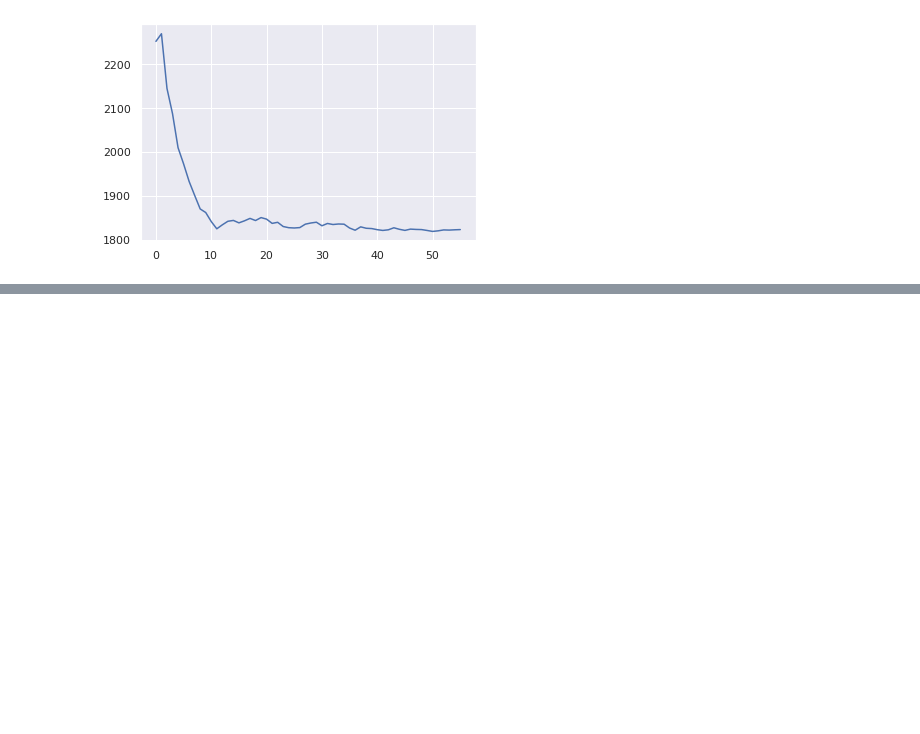
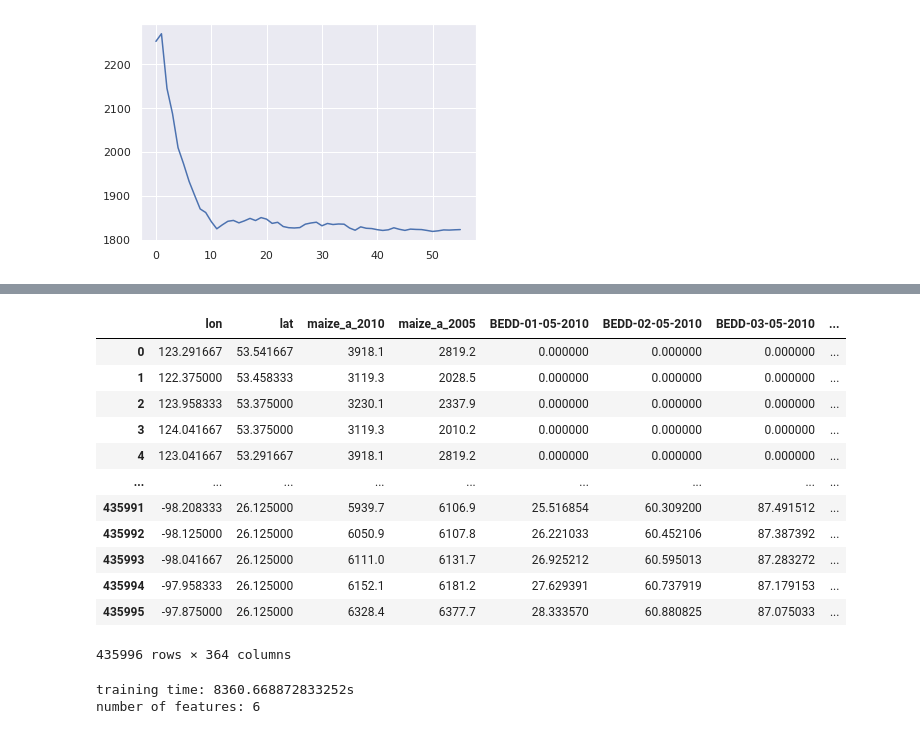
Before and after one commit to kenzaxtazi/agri-risk, a Jupyter notebook: RFECV.ipynb, the cells around one changed output, grey strips where cells are left out. Cells and saved outputs as stored; diff of their text form; code cells hidden in the pictures; blank space fills up the shorter version.

```diff
--- a/RFECV.ipynb
+++ b/RFECV.ipynb
@@ -245,0 +282,16 @@ plt.plot(cv_grid_rmse)
+# %%
+ten_day_features_df
+# %% [output]
+|  | lon | lat | maize_a_2010 | maize_a_2005 | BEDD-01-05-2010 | BEDD-02-05-2010 | BEDD-03-05-2010 | ... |
+| 0 | 123.291667 | 53.541667 | 3918.1 | 2819.2 | 0.000000 | 0.000000 | 0.000000 | ... |
+| 1 | 122.375000 | 53.458333 | 3119.3 | 2028.5 | 0.000000 | 0.000000 | 0.000000 | ... |
+| 2 | 123.958333 | 53.375000 | 3230.1 | 2337.9 | 0.000000 | 0.000000 | 0.000000 | ... |
+| 3 | 124.041667 | 53.375000 | 3119.3 | 2010.2 | 0.000000 | 0.000000 | 0.000000 | ... |
+| 4 | 123.041667 | 53.291667 | 3918.1 | 2819.2 | 0.000000 | 0.000000 | 0.000000 | ... |
+| ... | ... | ... | ... | ... | ... | ... | ... | ... |
+| 435991 | -98.208333 | 26.125000 | 5939.7 | 6106.9 | 25.516854 | 60.309200 | 87.491512 | ... |
+| 435992 | -98.125000 | 26.125000 | 6050.9 | 6107.8 | 26.221033 | 60.452106 | 87.387392 | ... |
+| 435993 | -98.041667 | 26.125000 | 6111.0 | 6131.7 | 26.925212 | 60.595013 | 87.283272 | ... |
+| 435994 | -97.958333 | 26.125000 | 6152.1 | 6181.2 | 27.629391 | 60.737919 | 87.179153 | ... |
+| 435995 | -97.875000 | 26.125000 | 6328.4 | 6377.7 | 28.333570 | 60.880825 | 87.075033 | ... |
+435996 rows × 364 columns
@@ -245,0 +304,15 @@ plt.plot(cv_grid_rmse)
+# %%
+start = time.time()
+pipe = PipelineRFE([
+        ('std_scaler', preprocessing.StandardScaler()),
+        ("RF", RandomForestRegressor(random_state=42, n_estimators=500, n_jobs=-1))
+    ])
+_ = KFold(random_state=42, shuffle=True)
+feature_selector_cv = feature_selection.RFECV(pipe, cv=10, step=1, scoring="neg_mean_squared_error")
+feature_selector_cv.fit(X, y)
+stop=time.time()
+print(f"training time: {stop-start}s")
+print(f"number of features: {feature_selector_cv.n_features_}")
+# %% [output]
+training time: 8360.668872833252s
+number of features: 6
```
Also changed, not shown: parts of 14 cells of this notebook.
